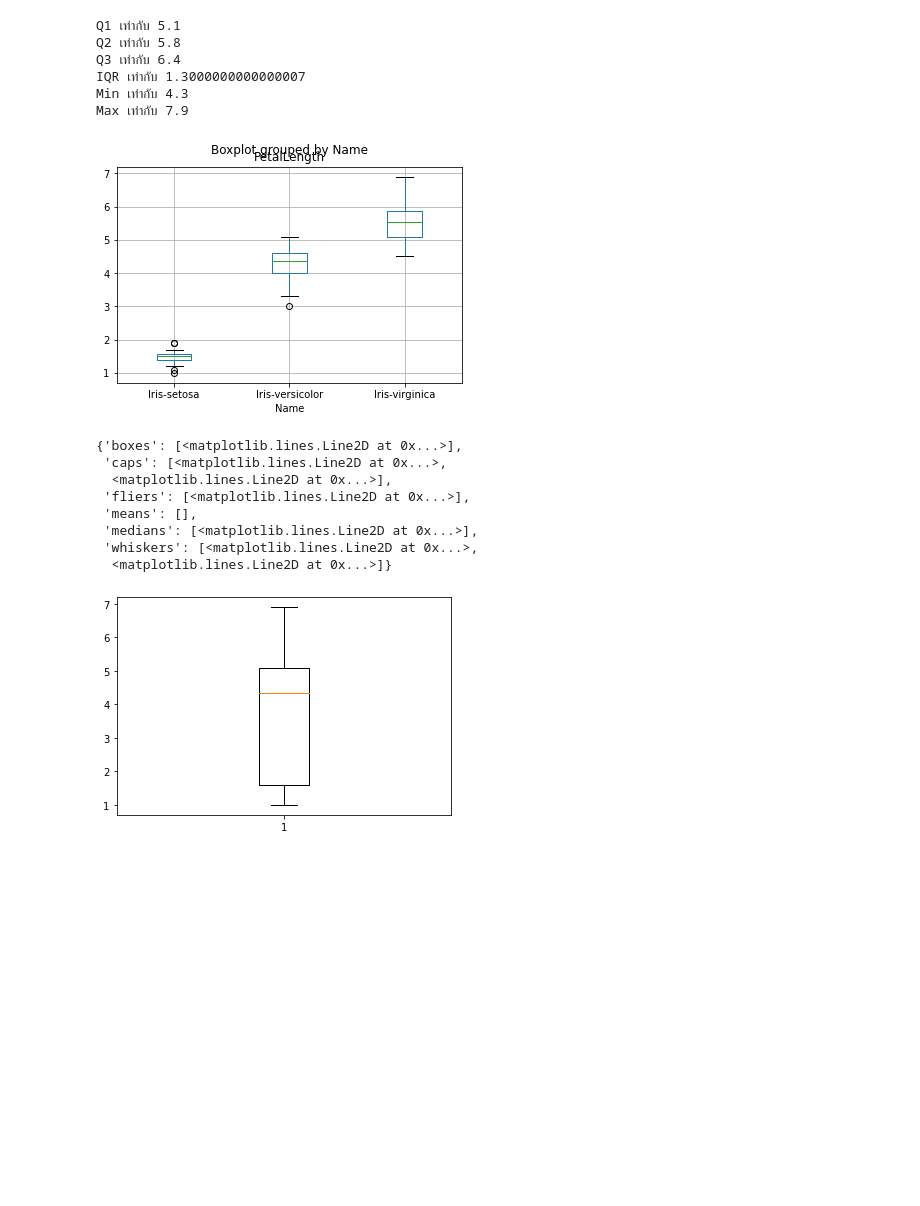
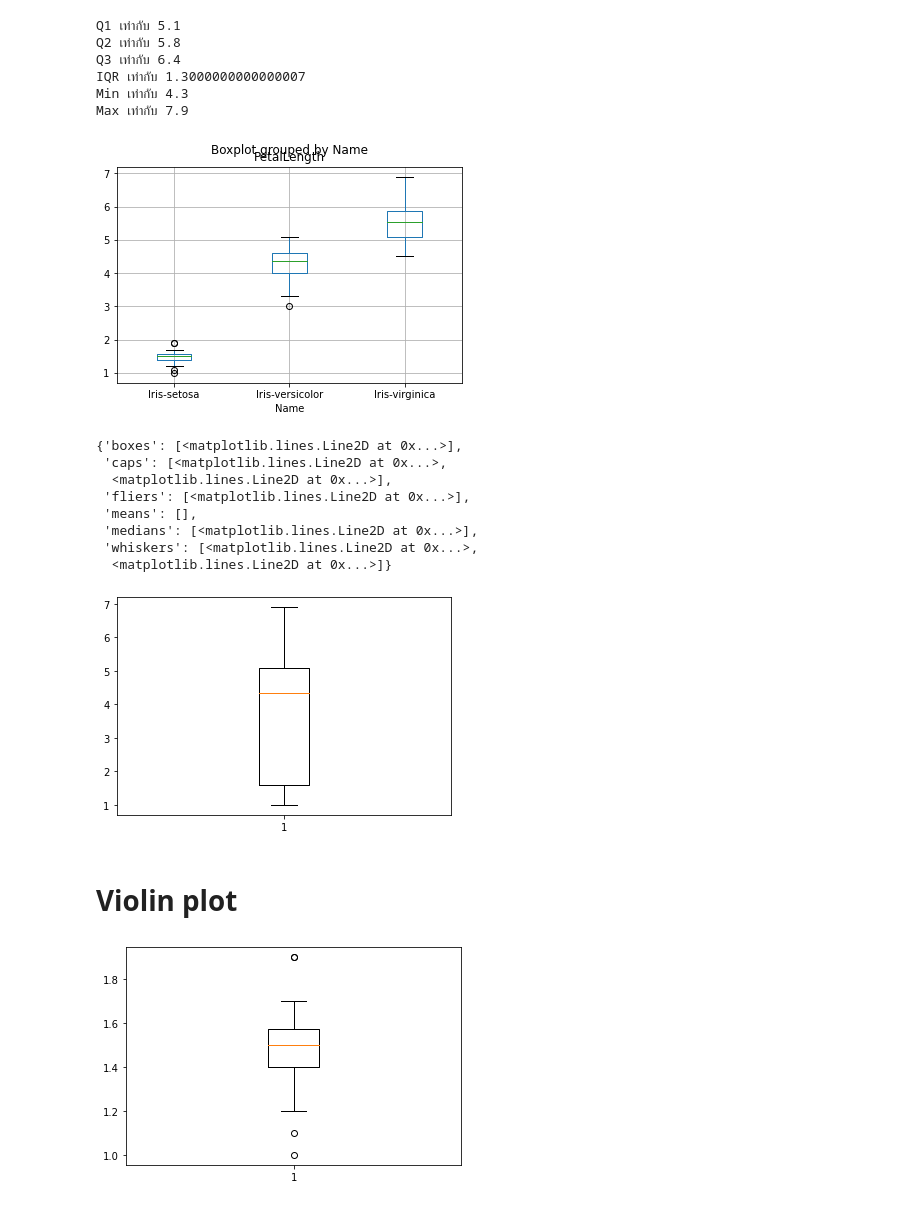
Before and after one commit to BooEiEi/data_viz_2022, a Jupyter notebook: DataViz2_Data_Distribution.ipynb, the cells around one changed output. Saved outputs shown, nothing was run; the diff lists cells and outputs as text; code cells hidden in the pictures; blank space fills up the shorter version.

```diff
--- a/DataViz2_Data_Distribution.ipynb
+++ b/DataViz2_Data_Distribution.ipynb
@@ -333,3 +333,9 @@ plt.boxplot(df['PetalLength'])
  'whiskers': [<matplotlib.lines.Line2D at 0x...>,
   <matplotlib.lines.Line2D at 0x...>]}
 [figure]
+# %% [markdown]
+# Violin plot
+# %%
+bb = plt.boxplot(df['PetalLength'][:50])
+# %% [output]
+[figure, added]
```
Also changed, not shown: parts of 4 cells of this notebook.
